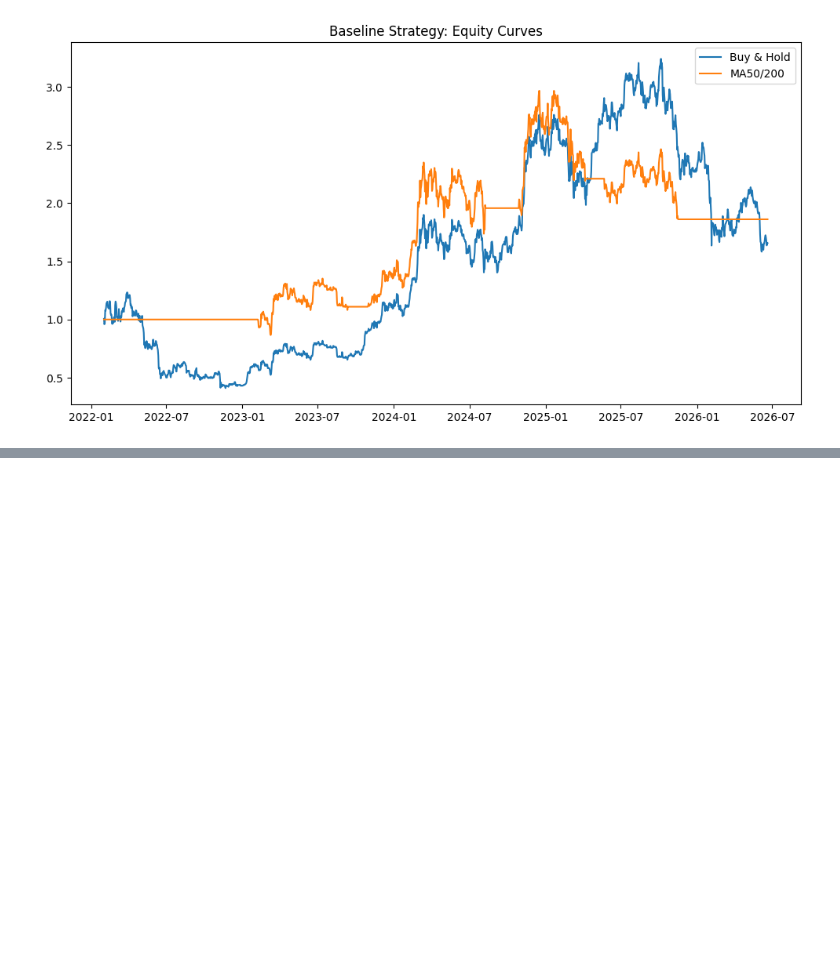
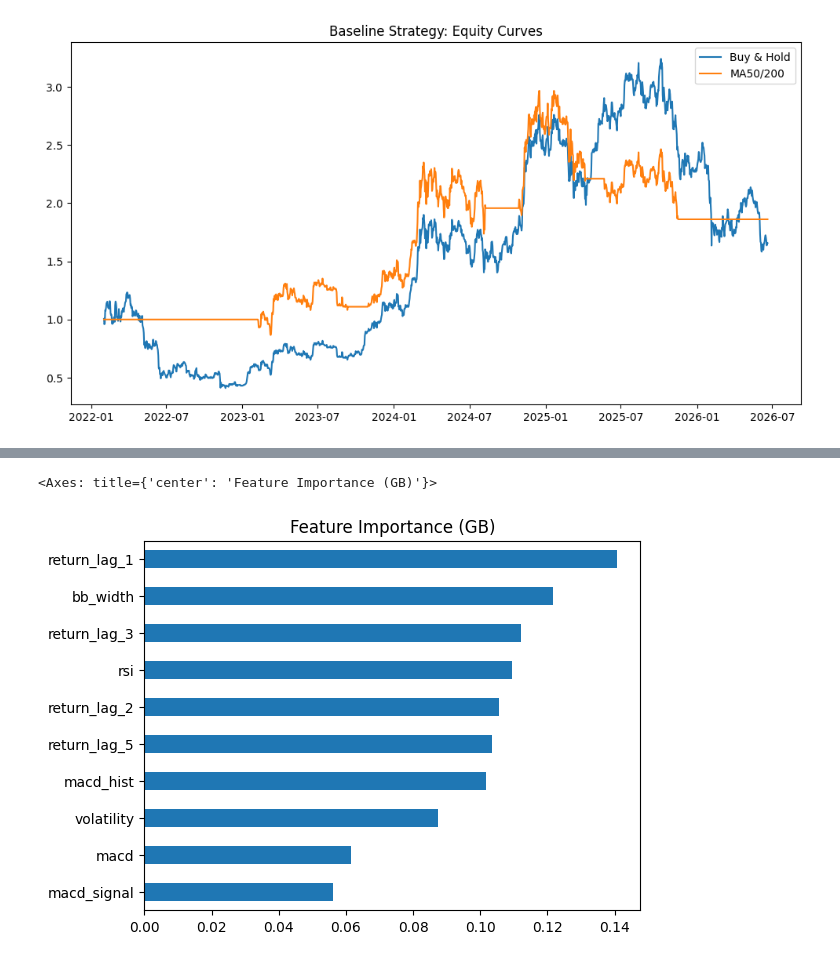
Before and after one commit to pda95/ai-crypto-hedge-fund, a Jupyter notebook: notebooks/hedge_fund.ipynb, the cells around one changed output, grey strips where cells are left out. Drawn from its saved outputs; the diff is of its cells as text; code cells hidden in the pictures; blank space fills up the shorter version.

Commit message:
adding Models

```diff
--- a/notebooks/hedge_fund.ipynb
+++ b/notebooks/hedge_fund.ipynb
@@ -82,0 +89,7 @@ print("Доля предсказаний '1' (GB):", test_gb["pred"].mean().roun
+# %%
+_, gb_model = train_and_predict(make_gradient_boosting(), train, test, FEATURE_COLUMNS)
+importances = pd.Series(gb_model.feature_importances_, index=FEATURE_COLUMNS)
+importances.sort_values().plot(kind="barh", title="Feature Importance (GB)")
+# %% [output]
+<Axes: title={'center': 'Feature Importance (GB)'}>
+[figure, added]
```
Also changed, not shown: parts of 6 cells of this notebook, 3 other files.
